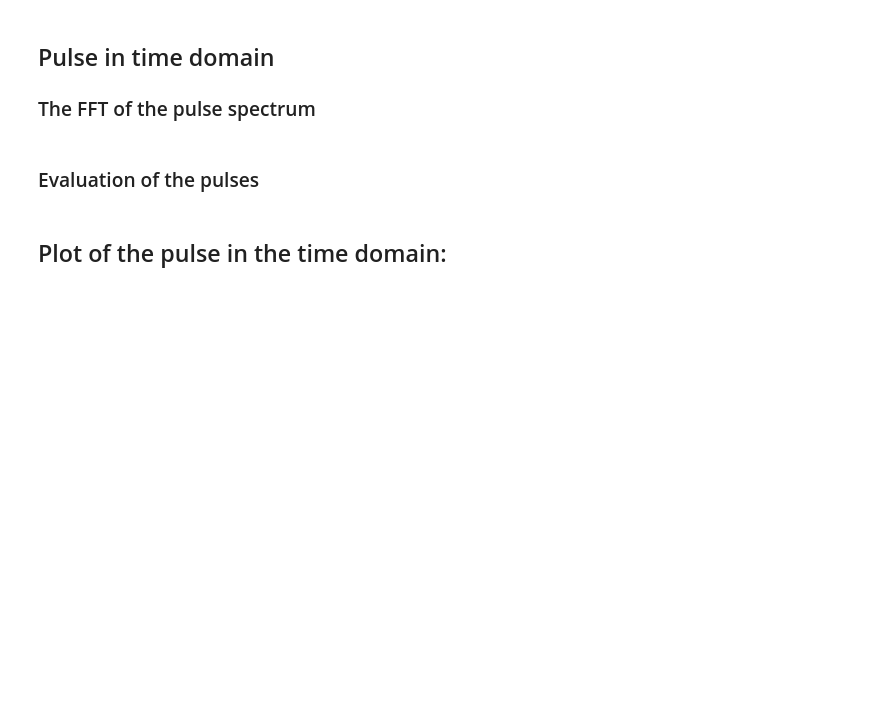
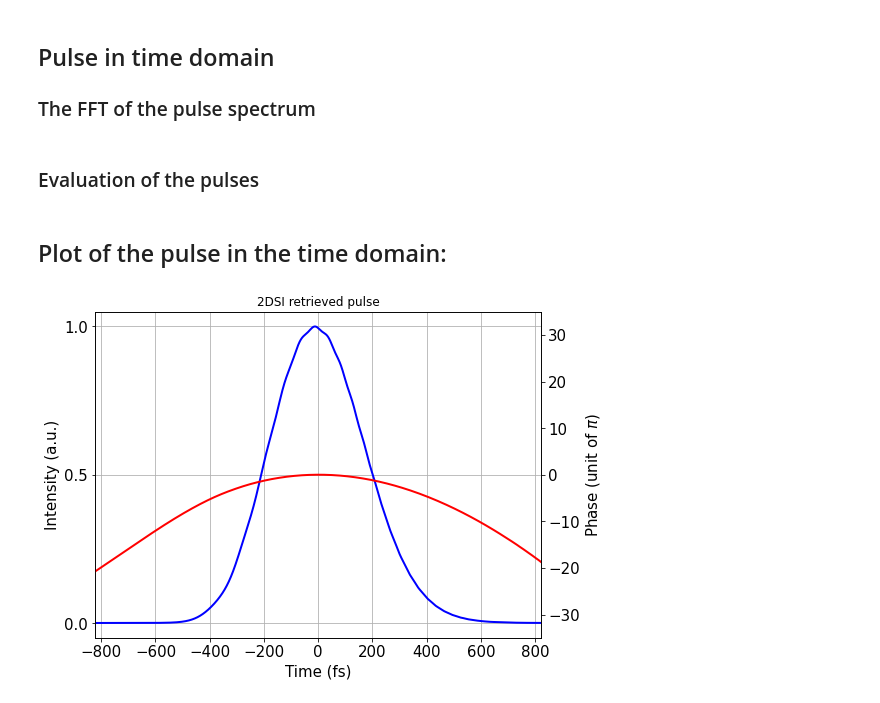
Before and after one commit to tobikugel/2DSI_algorithm, a Jupyter notebook: Pulse_Displayer.ipynb, the cells around one changed output. Drawn from its saved outputs; the diff is of its cells as text; code cells hidden in the pictures; blank space fills up the shorter version.

```diff
--- a/Pulse_Displayer.ipynb
+++ b/Pulse_Displayer.ipynb
@@ -224,6 +224,35 @@ def pulseTransformer(f, spec, phase, f_center):
 (t_ifft, I_t_Comp, phase_t_Comp, FWHM_Comp) = pulseTransformer(f, i_f, phase, f_center)
 # %% [markdown]
 ## Plot of the pulse in the time domain:
+# %%
+figPulse_t = plt.figure(figsize = (8, 6))
+ax = figPulse_t.add_subplot(111)
+
+#Intensity over time axis
+ax.plot(t_ifft * 10**3, I_t_2DSI, color = 'blue', linewidth = 2)
+ax.set_yticks([0, 0.5, 1])
+
+#Phase axis
+ax1 = ax.twinx()
+ax1.plot(t_ifft * 10**3, - phase_t_2DSI / np.pi, linewidth = 2, color ='red')
+
+#title and labels
+ax.set_xlabel("Time (fs)", fontsize = 15)
+ax.set_ylabel("Intensity (a.u.)", fontsize = 15)
+ax1.set_ylabel('Phase (unit of $\pi$)', fontsize = 15)
+ax.set_title("2DSI retrieved pulse")
+ax.tick_params(axis = 'both', which = 'major', labelsize = 15)
+ax1.tick_params(axis = 'both', which = 'major', labelsize = 15)
+
+
+#Limits
+ax.set_xlim((-2 * FWHM_2DSI * 1000, 2 * FWHM_2DSI * 1000)) #automatic scaling of the time-axis from -2*FWHM to 2*FWHM
+ax1.set_ylim((-35, 35))
+
+#Grids
+ax.grid()
+# %% [output]
+[figure, added]
 # %%
 figPulse_t = plt.figure(figsize = (8, 14))
 ax = figPulse_t.add_subplot(211)
```
Also changed, not shown: parts of 3 cells of this notebook, 9 other files.
